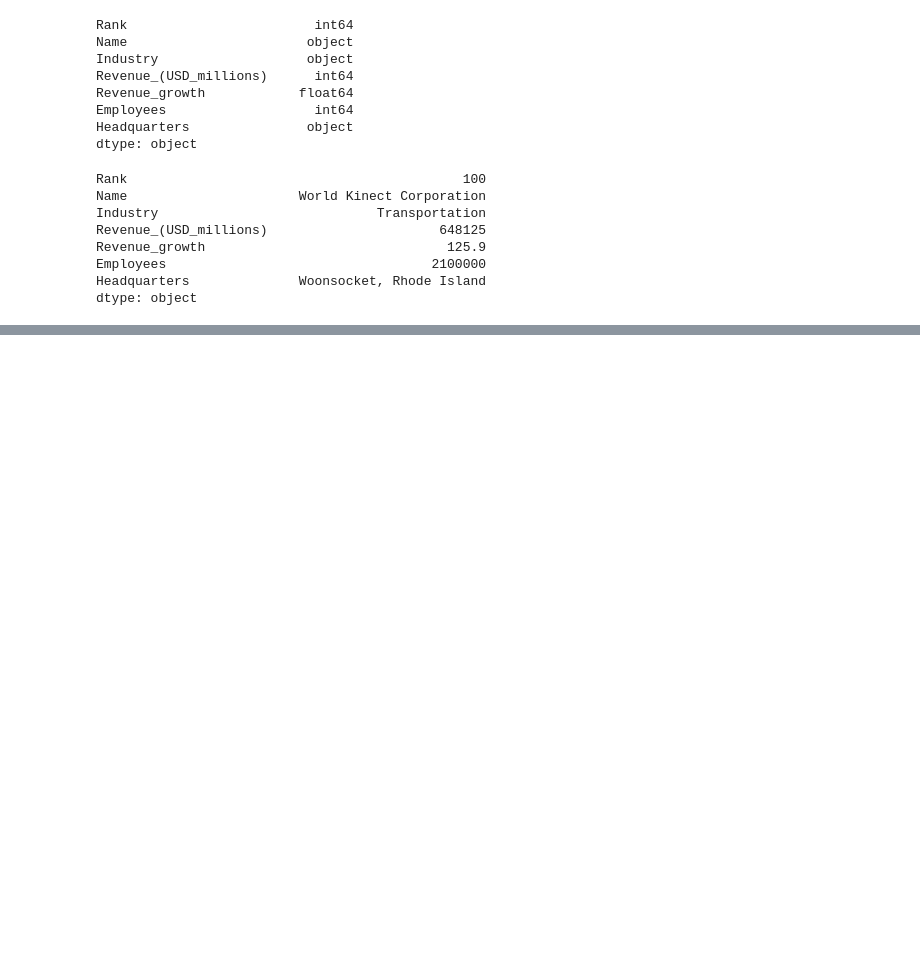
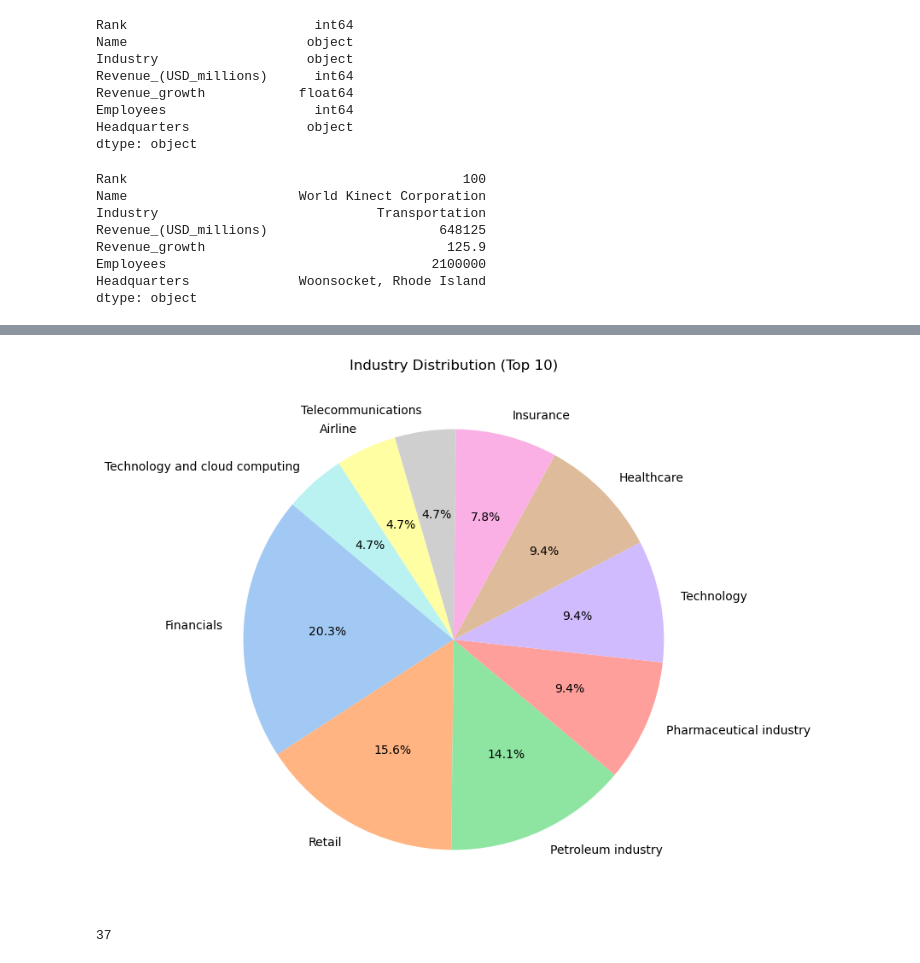
Before and after one commit to adhishakya/Web_Scraping_And_Analysis_US_Companies_Revenue, a Jupyter notebook: Web_Scraping_And_Analysis_US_Companies_Revenue.ipynb, the cells around one changed output, grey strips where cells are left out. Cells and saved outputs as stored; diff of their text form; code cells hidden in the pictures; blank space fills up the shorter version.

```diff
--- a/Web_Scraping_And_Analysis_US_Companies_Revenue.ipynb
+++ b/Web_Scraping_And_Analysis_US_Companies_Revenue.ipynb
@@ -150,0 +165,12 @@ dtype: object
+# %%
+industry_counts = df['Industry'].value_counts()
+plt.figure(figsize = (8,8))
+plt.pie(industry_counts[:10], labels = industry_counts.index[:10], autopct = '%1.1f%%', startangle = 140, colors = sns.color_palette('pastel'))
+plt.title('Industry Distribution (Top 10)')
+plt.show()
+# %% [output]
+[figure, added]
+# %%
+df['Industry'].nunique()
+# %% [output]
+37
```
Also changed, not shown: parts of 5 cells of this notebook.
